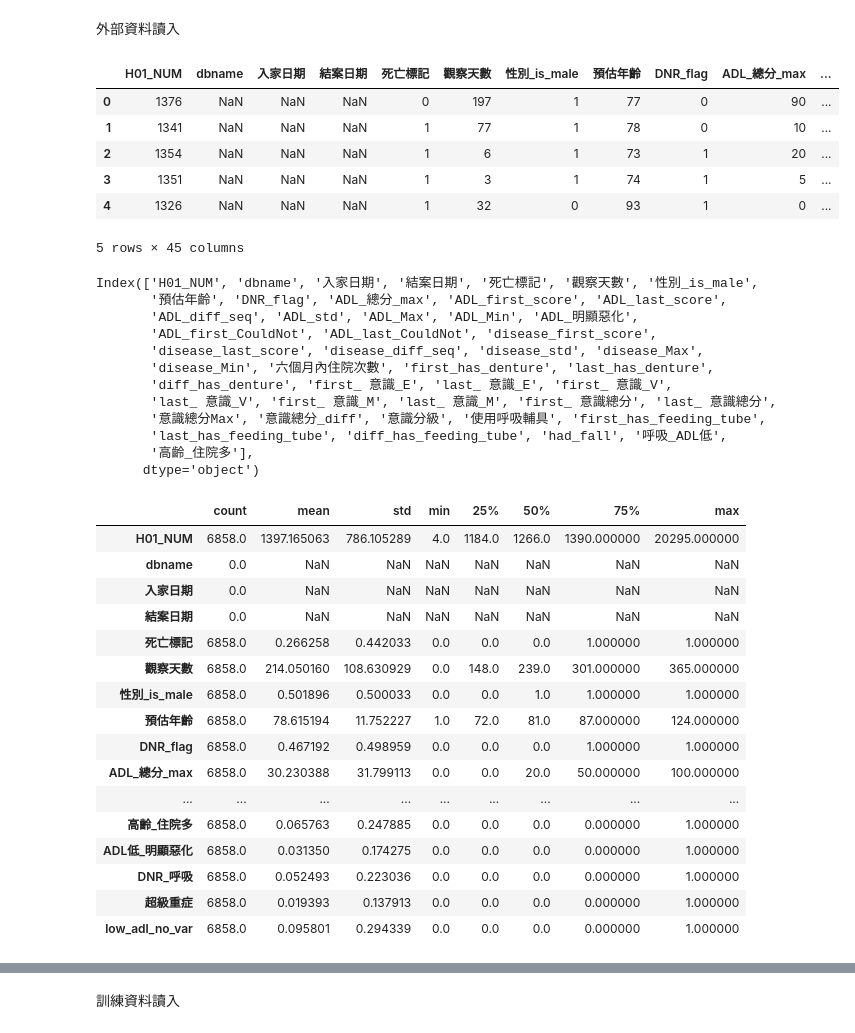
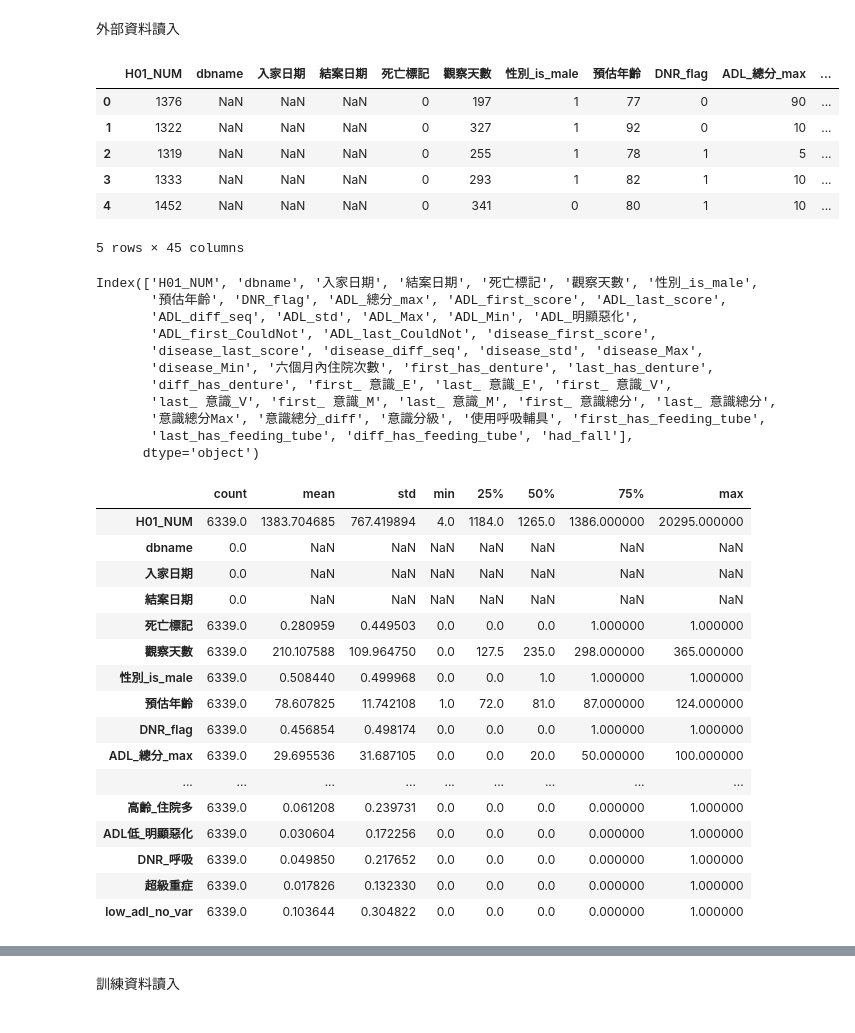
Before and after one commit to peculab/AI4JUBO, a Jupyter notebook: JuboDeath_V8.ipynb, the cells around one changed output, grey strips where cells are left out. Saved outputs shown, nothing was run; the diff lists cells and outputs as text; code cells hidden in the pictures.

```diff
--- a/JuboDeath_V8.ipynb
+++ b/JuboDeath_V8.ipynb
@@ -59,21 +59,21 @@ gc = gspread.authorize(creds)
 # %%
 # read data and put it in a dataframe
 # 在 google 工作表載入外部資料 gsheets
 
 gsheets = gc.open_by_url('https://docs.google.com/spreadsheets/d/1jXuepVDDrnhOKYMqy-RQKeQlWr7atvKdeq_Y0PosMDM/edit?usp=sharing')
-worksheet = gsheets.worksheet("external_validation_v2_0916")  # 指定分頁名稱
+worksheet = gsheets.worksheet("external_validation_0917")  # 指定分頁名稱
 
 worksheet = worksheet.get_all_records()
 external = pd.DataFrame(worksheet)
 external = external.apply(lambda col: pd.to_numeric(col.astype(str).str.replace(',', '').str.strip(), errors='coerce'))
 external.head()
 # %% [output]
 |  | H01_NUM | dbname | 入家日期 | 結案日期 | 死亡標記 | 觀察天數 | 性別_is_male | 預估年齡 | DNR_flag | ADL_總分_max | ... |
 | 0 | 1376 | NaN | NaN | NaN | 0 | 197 | 1 | 77 | 0 | 90 | ... |
-| 1 | 1341 | NaN | NaN | NaN | 1 | 77 | 1 | 78 | 0 | 10 | ... |
-| 2 | 1354 | NaN | NaN | NaN | 1 | 6 | 1 | 73 | 1 | 20 | ... |
-| 3 | 1351 | NaN | NaN | NaN | 1 | 3 | 1 | 74 | 1 | 5 | ... |
-| 4 | 1326 | NaN | NaN | NaN | 1 | 32 | 0 | 93 | 1 | 0 | ... |
+| 1 | 1322 | NaN | NaN | NaN | 0 | 327 | 1 | 92 | 0 | 10 | ... |
+| 2 | 1319 | NaN | NaN | NaN | 0 | 255 | 1 | 78 | 1 | 5 | ... |
+| 3 | 1333 | NaN | NaN | NaN | 0 | 293 | 1 | 82 | 1 | 10 | ... |
+| 4 | 1452 | NaN | NaN | NaN | 0 | 341 | 0 | 80 | 1 | 10 | ... |
 5 rows × 45 columns
 # %%
 external.columns
@@ -87,8 +87,7 @@ Index(['H01_NUM', 'dbname', '入家日期', '結案日期', '死亡標記', '觀
        'diff_has_denture', 'first_ 意識_E', 'last_ 意識_E', 'first_ 意識_V',
        'last_ 意識_V', 'first_ 意識_M', 'last_ 意識_M', 'first_ 意識總分', 'last_ 意識總分',
        '意識總分Max', '意識總分_diff', '意識分級', '使用呼吸輔具', 'first_has_feeding_tube',
-       'last_has_feeding_tube', 'diff_has_feeding_tube', 'had_fall', '呼吸_ADL低',
-       '高齡_住院多'],
+       'last_has_feeding_tube', 'diff_has_feeding_tube', 'had_fall'],
       dtype='object')
 # %%
 external['呼吸_ADL低'] = ((external['使用呼吸輔具'] == 1) & (external['ADL_總分_max'] < 30)).astype(int)
@@ -106,22 +105,22 @@ external["low_adl_no_var"] = ((external["ADL_std"].isnull()) & (external["ADL_
 external.describe(include='all').T
 # %% [output]
 |  | count | mean | std | min | 25% | 50% | 75% | max |
-| H01_NUM | 6858.0 | 1397.165063 | 786.105289 | 4.0 | 1184.0 | 1266.0 | 1390.000000 | 20295.000000 |
+| H01_NUM | 6339.0 | 1383.704685 | 767.419894 | 4.0 | 1184.0 | 1265.0 | 1386.000000 | 20295.000000 |
 | dbname | 0.0 | NaN | NaN | NaN | NaN | NaN | NaN | NaN |
 | 入家日期 | 0.0 | NaN | NaN | NaN | NaN | NaN | NaN | NaN |
 | 結案日期 | 0.0 | NaN | NaN | NaN | NaN | NaN | NaN | NaN |
-| 死亡標記 | 6858.0 | 0.266258 | 0.442033 | 0.0 | 0.0 | 0.0 | 1.000000 | 1.000000 |
-| 觀察天數 | 6858.0 | 214.050160 | 108.630929 | 0.0 | 148.0 | 239.0 | 301.000000 | 365.000000 |
-| 性別_is_male | 6858.0 | 0.501896 | 0.500033 | 0.0 | 0.0 | 1.0 | 1.000000 | 1.000000 |
-| 預估年齡 | 6858.0 | 78.615194 | 11.752227 | 1.0 | 72.0 | 81.0 | 87.000000 | 124.000000 |
-| DNR_flag | 6858.0 | 0.467192 | 0.498959 | 0.0 | 0.0 | 0.0 | 1.000000 | 1.000000 |
-| ADL_總分_max | 6858.0 | 30.230388 | 31.799113 | 0.0 | 0.0 | 20.0 | 50.000000 | 100.000000 |
+| 死亡標記 | 6339.0 | 0.280959 | 0.449503 | 0.0 | 0.0 | 0.0 | 1.000000 | 1.000000 |
+| 觀察天數 | 6339.0 | 210.107588 | 109.964750 | 0.0 | 127.5 | 235.0 | 298.000000 | 365.000000 |
+| 性別_is_male | 6339.0 | 0.508440 | 0.499968 | 0.0 | 0.0 | 1.0 | 1.000000 | 1.000000 |
+| 預估年齡 | 6339.0 | 78.607825 | 11.742108 | 1.0 | 72.0 | 81.0 | 87.000000 | 124.000000 |
+| DNR_flag | 6339.0 | 0.456854 | 0.498174 | 0.0 | 0.0 | 0.0 | 1.000000 | 1.000000 |
+| ADL_總分_max | 6339.0 | 29.695536 | 31.687105 | 0.0 | 0.0 | 20.0 | 50.000000 | 100.000000 |
 | ... | ... | ... | ... | ... | ... | ... | ... | ... |
-| 高齡_住院多 | 6858.0 | 0.065763 | 0.247885 | 0.0 | 0.0 | 0.0 | 0.000000 | 1.000000 |
-| ADL低_明顯惡化 | 6858.0 | 0.031350 | 0.174275 | 0.0 | 0.0 | 0.0 | 0.000000 | 1.000000 |
-| DNR_呼吸 | 6858.0 | 0.052493 | 0.223036 | 0.0 | 0.0 | 0.0 | 0.000000 | 1.000000 |
-| 超級重症 | 6858.0 | 0.019393 | 0.137913 | 0.0 | 0.0 | 0.0 | 0.000000 | 1.000000 |
-| low_adl_no_var | 6858.0 | 0.095801 | 0.294339 | 0.0 | 0.0 | 0.0 | 0.000000 | 1.000000 |
+| 高齡_住院多 | 6339.0 | 0.061208 | 0.239731 | 0.0 | 0.0 | 0.0 | 0.000000 | 1.000000 |
+| ADL低_明顯惡化 | 6339.0 | 0.030604 | 0.172256 | 0.0 | 0.0 | 0.0 | 0.000000 | 1.000000 |
+| DNR_呼吸 | 6339.0 | 0.049850 | 0.217652 | 0.0 | 0.0 | 0.0 | 0.000000 | 1.000000 |
+| 超級重症 | 6339.0 | 0.017826 | 0.132330 | 0.0 | 0.0 | 0.0 | 0.000000 | 1.000000 |
+| low_adl_no_var | 6339.0 | 0.103644 | 0.304822 | 0.0 | 0.0 | 0.0 | 0.000000 | 1.000000 |
 # %%
 ex_missing_info = external.isnull().sum().to_frame(name='Missing Count')
 ex_missing_info['Missing Ratio'] = (ex_missing_info['Missing Count'] / len(external)).round(4)
```
Also changed, not shown: parts of 20 cells of this notebook.
